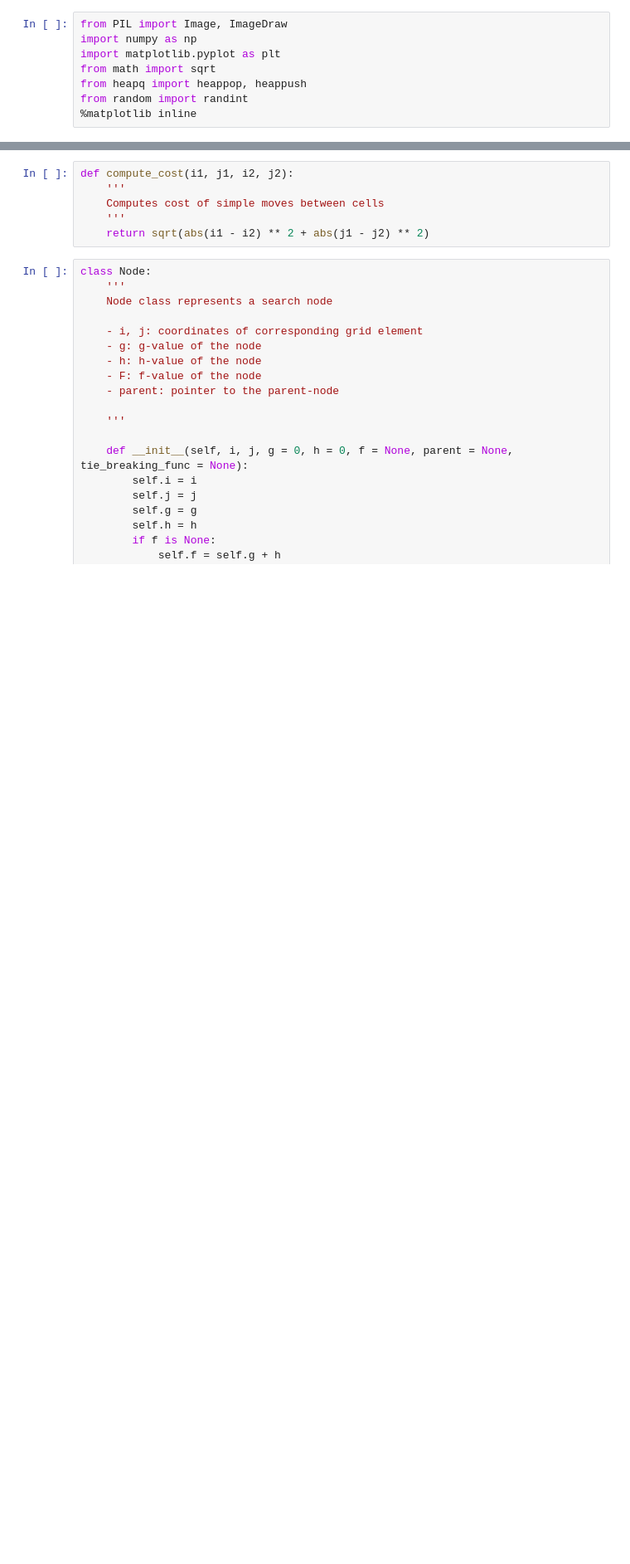
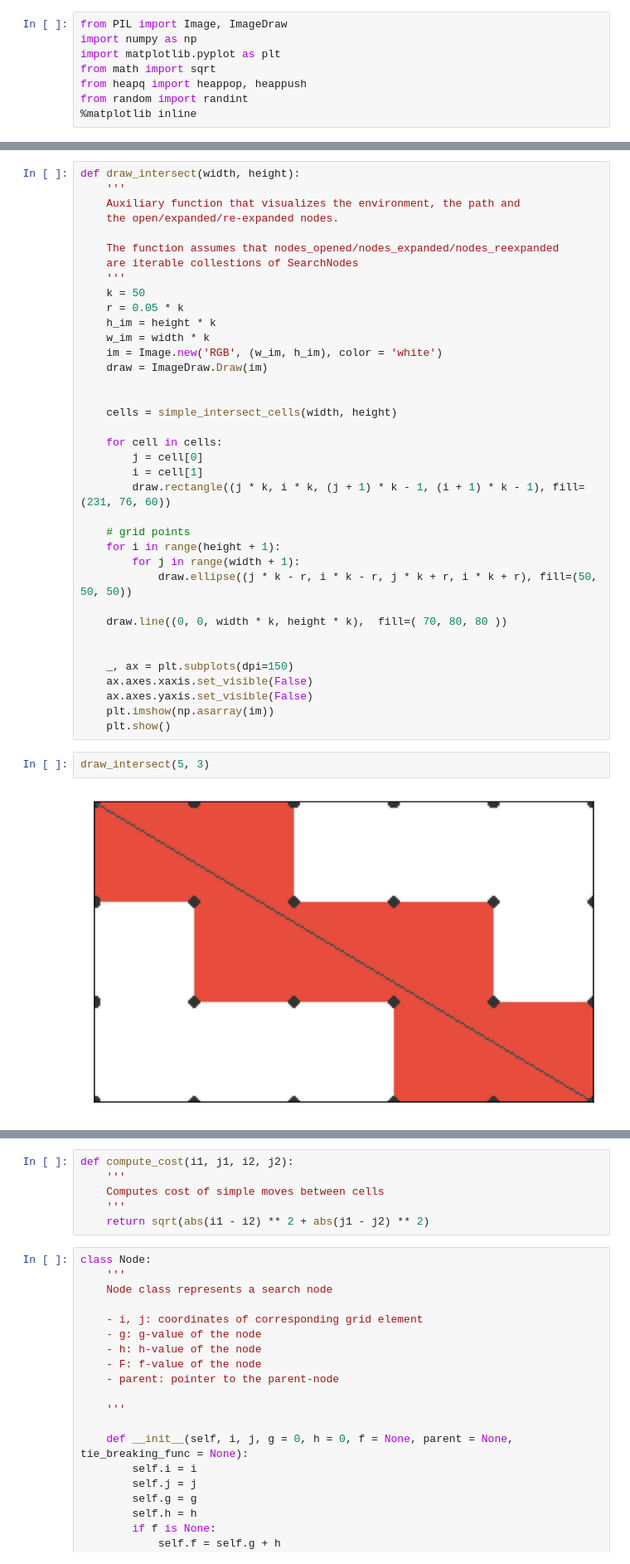
Before and after one commit to machine-solution/heuristic_search_any_angle, a Jupyter notebook: theta/src/theta.ipynb, the cells around one changed output, grey strips where cells are left out. Shown at 83% size. Drawn from its saved outputs; the diff is of its cells as text; blank space fills up the shorter version.

```diff
--- a/theta/src/theta.ipynb
+++ b/theta/src/theta.ipynb
@@ -8,0 +53,41 @@ from random import randint
+# %%
+def draw_intersect(width, height):
+    '''
+    Auxiliary function that visualizes the environment, the path and
+    the open/expanded/re-expanded nodes.
+
+    The function assumes that nodes_opened/nodes_expanded/nodes_reexpanded
+    are iterable collestions of SearchNodes
+    '''
+    k = 50
+    r = 0.05 * k
+    h_im = height * k
+    w_im = width * k
+    im = Image.new('RGB', (w_im, h_im), color = 'white')
+    draw = ImageDraw.Draw(im)
+
+
+    cells = simple_intersect_cells(width, height)
+
+    for cell in cells:
+        j = cell[0]
+        i = cell[1]
+        draw.rectangle((j * k, i * k, (j + 1) * k - 1, (i + 1) * k - 1), fill=(231, 76, 60))
+
+    # grid points
+    for i in range(height + 1):
+        for j in range(width + 1):
+            draw.ellipse((j * k - r, i * k - r, j * k + r, i * k + r), fill=(50, 50, 50))
+
+    draw.line((0, 0, width * k, height * k),  fill=( 70, 80, 80 ))
+
+
+    _, ax = plt.subplots(dpi=150)
+    ax.axes.xaxis.set_visible(False)
+    ax.axes.yaxis.set_visible(False)
+    plt.imshow(np.asarray(im))
+    plt.show()
+# %%
+draw_intersect(5, 3)
+# %% [output]
+[figure, added]
```
Also changed, not shown: parts of 10 cells of this notebook.
